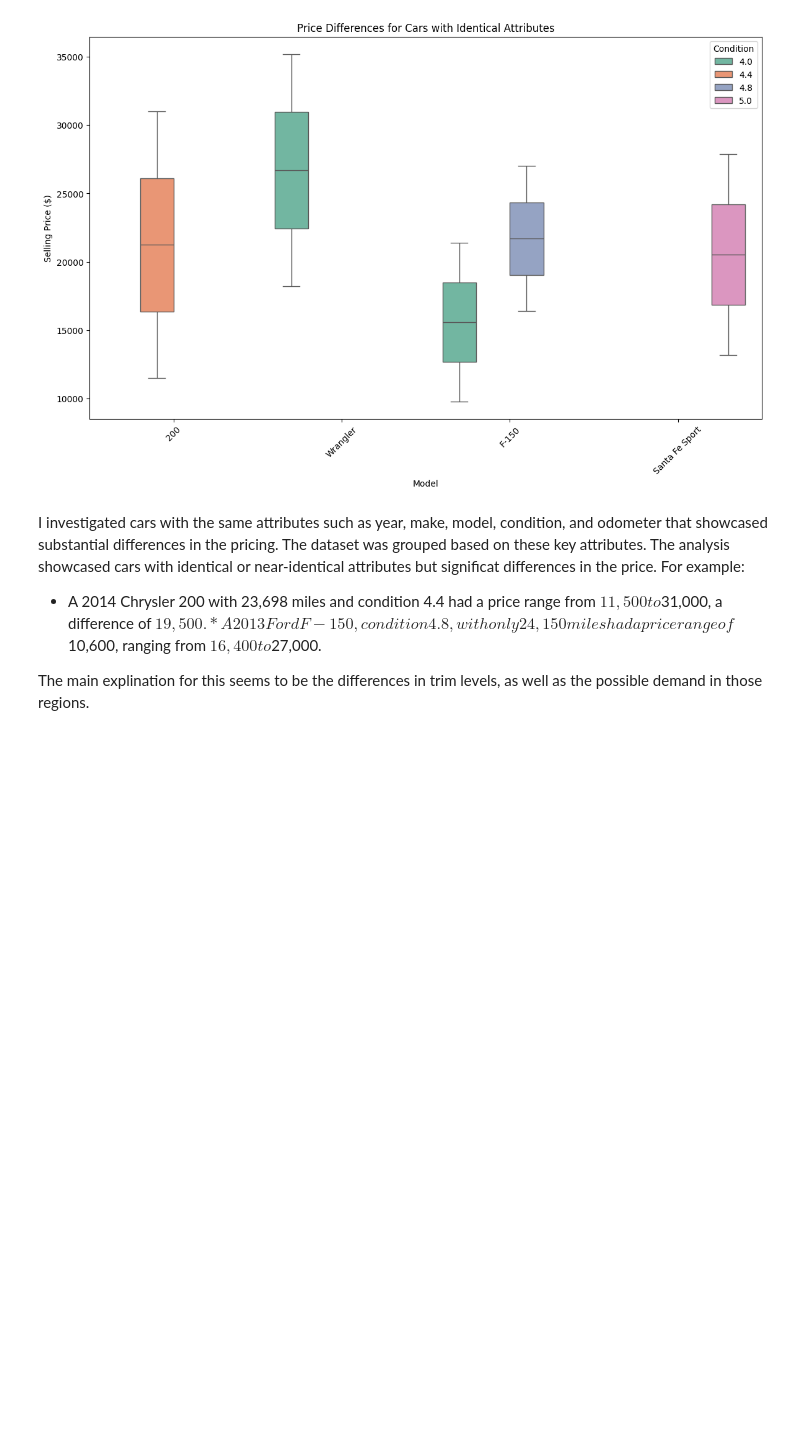
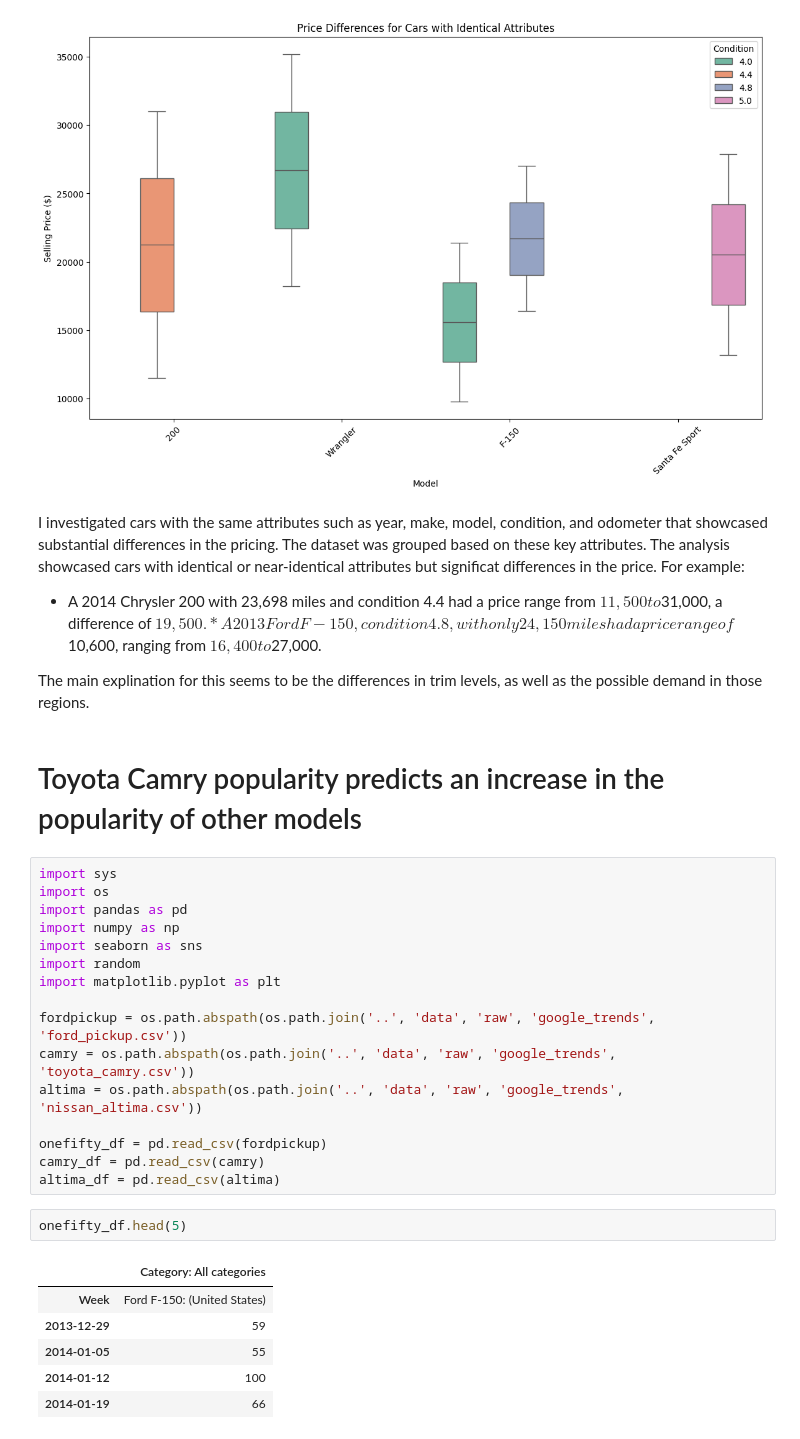
Before and after one commit to VicentePina7210/Car-Auction-Data-Analysis-Project, a Jupyter notebook: notebooks/investigations.ipynb, the cells around one changed output. Saved outputs shown, nothing was run; the diff lists cells and outputs as text; blank space fills up the shorter version.

```diff
--- a/notebooks/investigations.ipynb
+++ b/notebooks/investigations.ipynb
@@ -105,3 +105,30 @@ I investigated cars with the same attributes such as year, make, model, conditio
 * A 2013 Ford F-150, condition 4.8, with only 24,150 miles had a price range of $10,600, ranging from $16,400 to $27,000.
 
 The main explination for this seems to be the differences in trim levels, as well as the possible demand in those regions.
+# %% [markdown]
+# Toyota Camry popularity predicts an increase in the popularity of other models
+# %%
+import sys
+import os
+import pandas as pd
+import numpy as np
+import seaborn as sns
+import random
+import matplotlib.pyplot as plt
+
+fordpickup = os.path.abspath(os.path.join('..', 'data', 'raw', 'google_trends', 'ford_pickup.csv'))
+camry = os.path.abspath(os.path.join('..', 'data', 'raw', 'google_trends', 'toyota_camry.csv'))
+altima = os.path.abspath(os.path.join('..', 'data', 'raw', 'google_trends', 'nissan_altima.csv'))
+
+onefifty_df = pd.read_csv(fordpickup)
+camry_df = pd.read_csv(camry)
+altima_df = pd.read_csv(altima)
+# %%
+onefifty_df.head(5)
+# %% [output]
+|  | Category: All categories |
+| Week | Ford F-150: (United States) |
+| 2013-12-29 | 59 |
+| 2014-01-05 | 55 |
+| 2014-01-12 | 100 |
+| 2014-01-19 | 66 |
```
